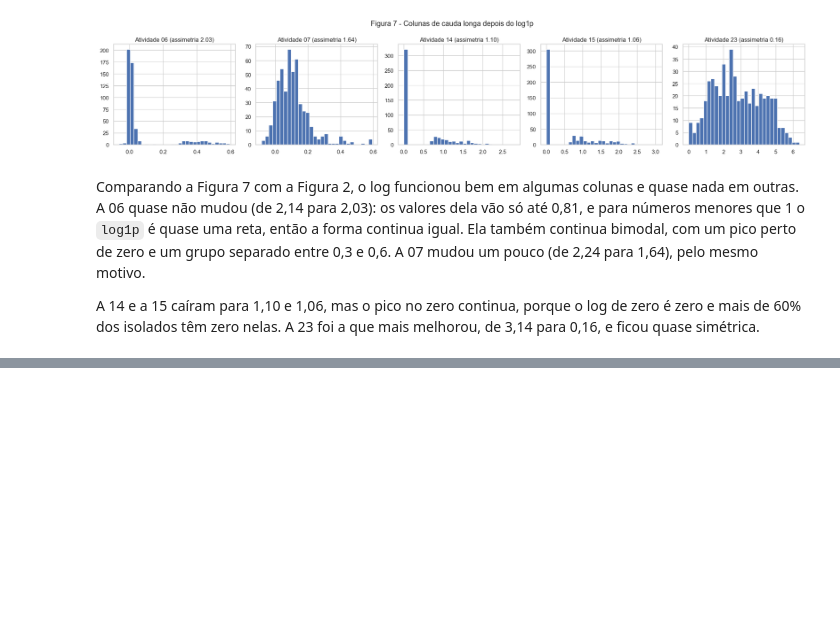
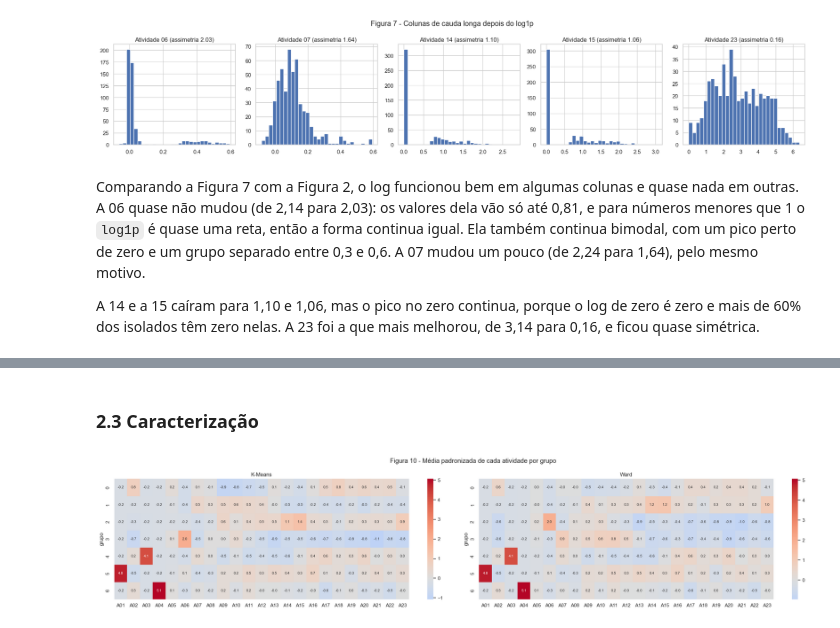
Before and after one commit to dharahadi/t1-aprendizado-maquina, a Jupyter notebook: T1_Regenera.ipynb, the cells around one changed output, grey strips where cells are left out. Saved outputs shown, nothing was run; the diff lists cells and outputs as text; code cells hidden in the pictures; blank space fills up the shorter version.

```diff
--- a/T1_Regenera.ipynb
+++ b/T1_Regenera.ipynb
@@ -526,0 +615,22 @@ A 14 e a 15 caíram para 1,10 e 1,06, mas o pico no zero continua, porque o log
+# %%
+K = 7
+
+
+def renumera(lab):
+    ordem = pd.Series(lab).value_counts().index  # do maior grupo para o menor
+    return pd.Series(lab).map({g: i for i, g in enumerate(ordem)}).values
+
+
+lab_km = renumera(agrupa("K-Means", K, X))
+lab_hc = renumera(agrupa("Ward", K, X))
+
+tg = tem_gram.values  # so as linhas com gram
+aval = pd.DataFrame(index=["K-Means", "Ward"])
+aval["silhueta"] = [silhouette_score(X, lab_km), silhouette_score(X, lab_hc)]
+aval["davies_bouldin"] = [davies_bouldin_score(X, lab_km), davies_bouldin_score(X, lab_hc)]
+aval["ARI GRAM"] = [adjusted_rand_score(gram, lab_km[tg]), adjusted_rand_score(gram, lab_hc[tg])]
+aval["NMI GRAM"] = [normalized_mutual_info_score(gram, lab_km[tg]), normalized_mutual_info_score(gram, lab_hc[tg])]
+aval["estabilidade"] = [estabilidade("K-Means", K, X, 30), estabilidade("Ward", K, X, 30)]
+print("tamanhos K-Means:", np.bincount(lab_km))
+print("tamanhos Ward:", np.bincount(lab_hc))
+aval.round(3)
@@ -526,0 +647,14 @@ A 14 e a 15 caíram para 1,10 e 1,06, mas o pico no zero continua, porque o log
+# %% [markdown]
+### 2.3 Caracterização
+# %%
+fig, axes = plt.subplots(1, 2, figsize=(24, 5))
+for ax, lab, nome in zip(axes, [lab_km, lab_hc], ["K-Means", "Ward"]):
+    media = Xs.groupby(lab).mean()  # Xs ja esta padronizado, entao a media e um z-score
+    sns.heatmap(media, annot=True, fmt=".1f", cmap="coolwarm", center=0, xticklabels=curtos, ax=ax, annot_kws={"size": 8})
+    ax.set_title(nome)
+    ax.set_ylabel("grupo")
+fig.suptitle("Figura 10 - Média padronizada de cada atividade por grupo")
+plt.tight_layout()
+plt.show()
+# %% [output]
+[figure, added]
```
Also changed, not shown: parts of 17 cells of this notebook.
